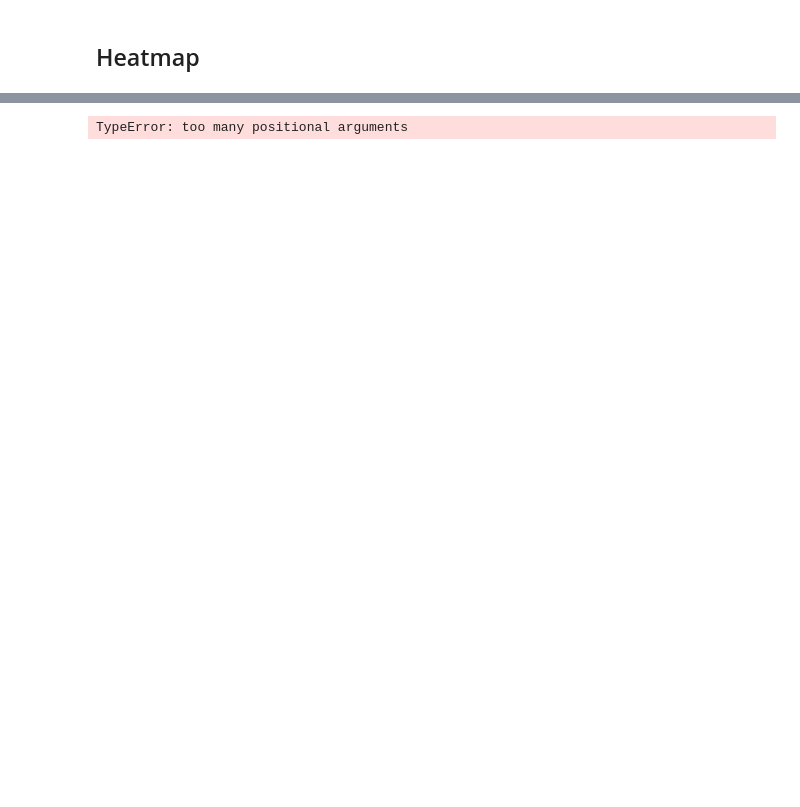
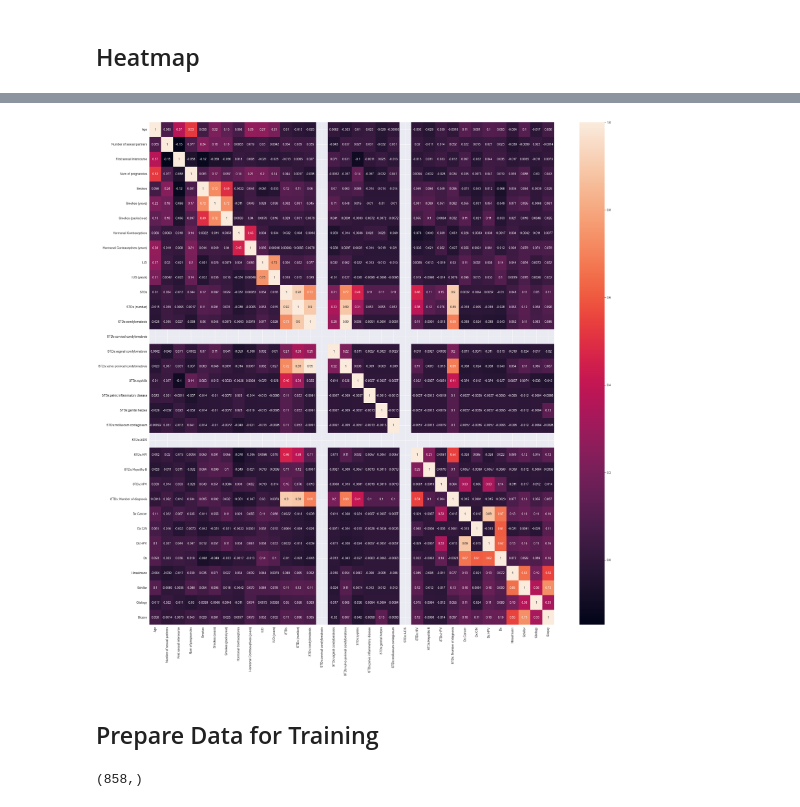
Before and after one commit to Vamonosraza/cancerRisk, a Jupyter notebook: cleaning.ipynb, the cells around one changed output, grey strips where cells are left out. Drawn from its saved outputs; the diff is of its cells as text; code cells hidden in the pictures; blank space fills up the shorter version.

```diff
--- a/cleaning.ipynb
+++ b/cleaning.ipynb
@@ -40,19 +68,19 @@ X_test = scaler.transform(X_test)
 # %%
-class_weights = compute_class_weight('balanced', np.unique(y_train), y_train)
-class_weights_dict = {i: class_weights[i] for i in range(len(class_weights))}
-
-model = XGBClassifier(random_state=42, scale_pos_weight=class_weights_dict[1])
-model.fit(X_train, y_train)
-
-y_pred = model.predict(X_test)
-print(classification_report(y_test, y_pred))
-
-plt.figure(figsize=(12, 10))
-cm = confusion_matrix(y_test, y_pred)
-sns.heatmap(cm, annot=True, fmt='d', cmap='Blues')
-plt.ylabel('Actual')
-plt.xlabel('Predicted')
-plt.title('Confusion Matrix')
+corr_matrix = cancer_df.corr()
+plt.figure(figsize=(30, 30))
+sns.heatmap(corr_matrix, annot=True)
 plt.show()
 # %% [output]
-TypeError: too many positional arguments
+[figure, added]
+# %% [markdown]
+## Prepare Data for Training
+# %%
+target = cancer_df['Biopsy']
+input = cancer_df.drop(columns=['Biopsy'])
+target.shape
+input.shape
+X = np.array(input).astype('float32')
+y = np.array(target).astype('float32')
+y.shape
+# %% [output]
+(858,)
```
Also changed, not shown: parts of 12 cells of this notebook.
